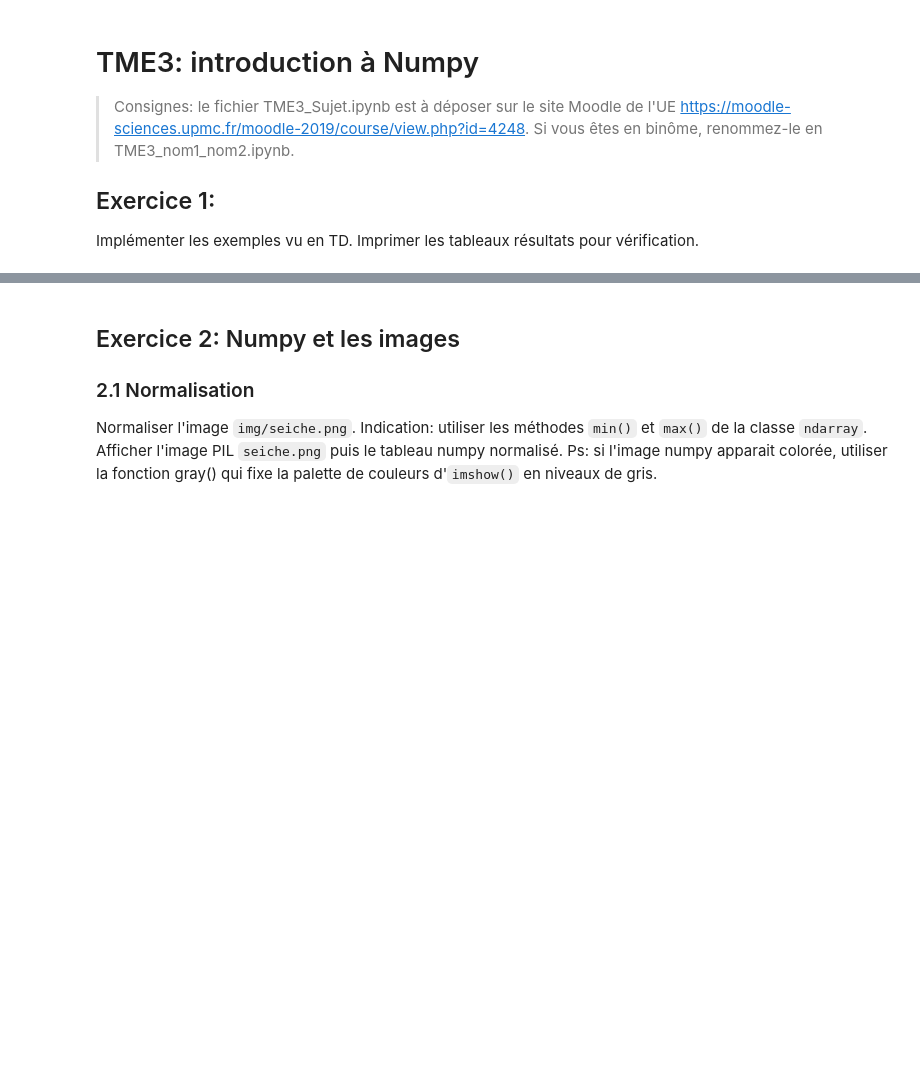
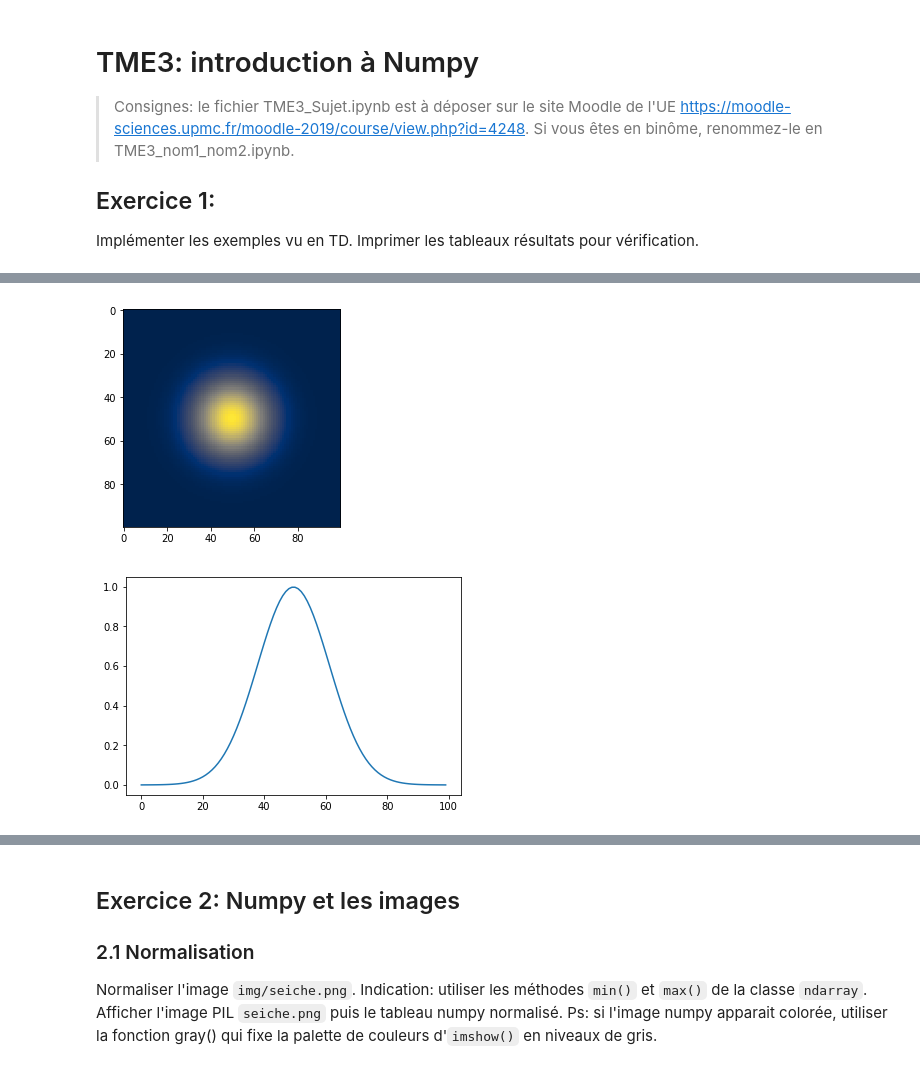
Before and after one commit to azn94/UE-Image, a Jupyter notebook: TME3/TME3_Sujet.ipynb, the cells around one changed output, grey strips where cells are left out. Saved outputs shown, nothing was run; the diff lists cells and outputs as text; code cells hidden in the pictures; blank space fills up the shorter version.

```diff
--- a/TME3/TME3_Sujet.ipynb
+++ b/TME3/TME3_Sujet.ipynb
@@ -10,0 +164,19 @@ import numpy as np
+# %%
+z=zeros((100,100))
+n,m=100,100
+for i in range(n):
+    for j in range(m):
+        a=-3+i*6/99
+        b=-3+j*6/99
+        z[i][j] = exp(-a**2-b**2)
+# %%
+z[:,-1]=z[:,0]=0
+z[0,:]=z[-1,:]=0
+
+imshow(z,cmap='cividis')
+show()
+plot(z[49,:])
+show()
+# %% [output]
+[figure, added]
+[figure, added]
```
Also changed, not shown: parts of 27 cells of this notebook, 1 other file.
